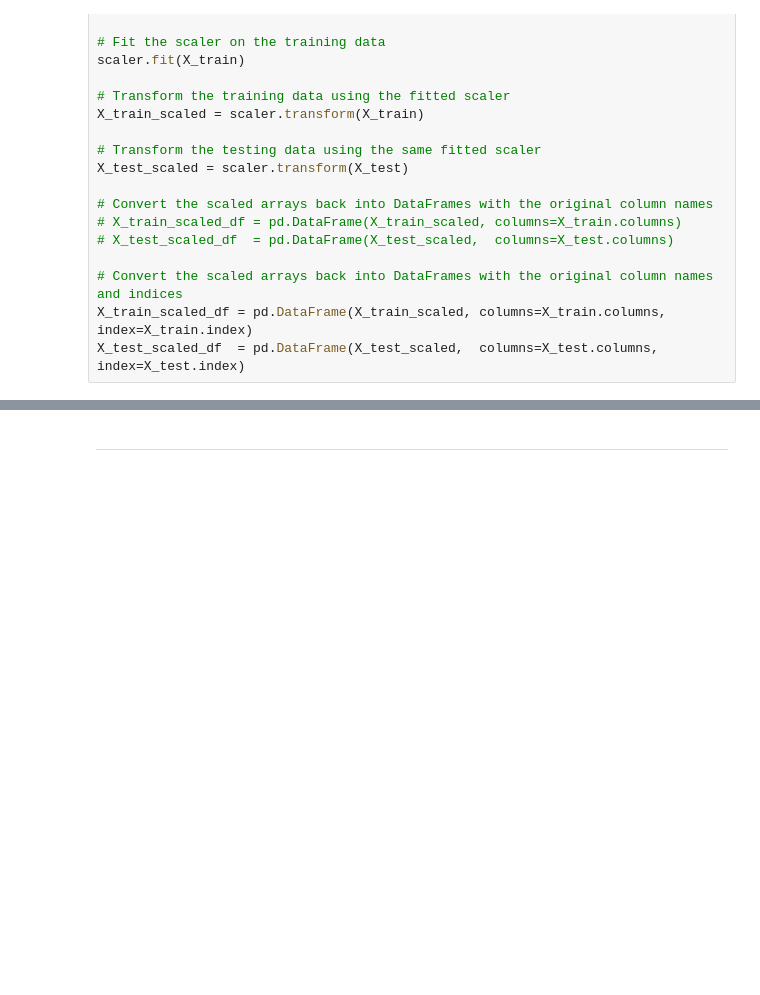
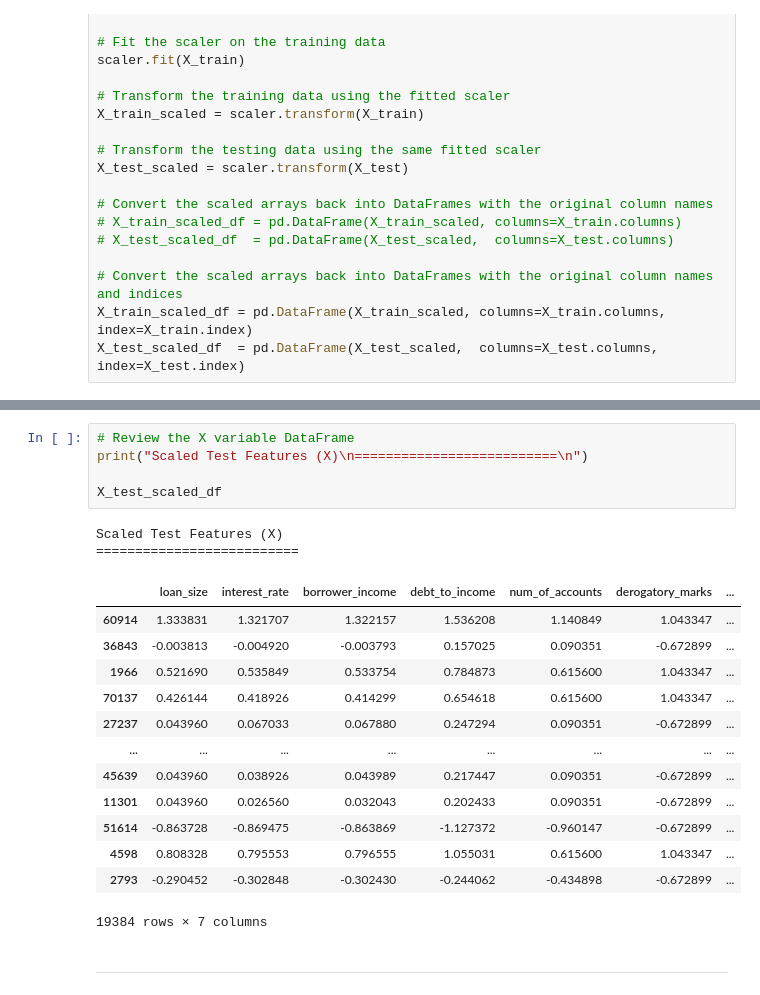
Before and after one commit to MarkOlsonMN/credit-risk-classification, a Jupyter notebook: Credit_Risk/credit_risk_classification.ipynb, the cells around one changed output, grey strips where cells are left out. Saved outputs shown, nothing was run; the diff lists cells and outputs as text; blank space fills up the shorter version.

```diff
--- a/Credit_Risk/credit_risk_classification.ipynb
+++ b/Credit_Risk/credit_risk_classification.ipynb
@@ -185,3 +206,24 @@ X_test_scaled_df  = pd.DataFrame(X_test_scaled,  columns=X_test.columns,  index=
+# %%
+# Review the X variable DataFrame
+print("Scaled Test Features (X)\n==========================\n")
+
+X_test_scaled_df
+# %% [output]
+Scaled Test Features (X)
+==========================
+|  | loan_size | interest_rate | borrower_income | debt_to_income | num_of_accounts | derogatory_marks | ... |
+| 60914 | 1.333831 | 1.321707 | 1.322157 | 1.536208 | 1.140849 | 1.043347 | ... |
+| 36843 | -0.003813 | -0.004920 | -0.003793 | 0.157025 | 0.090351 | -0.672899 | ... |
+| 1966 | 0.521690 | 0.535849 | 0.533754 | 0.784873 | 0.615600 | 1.043347 | ... |
+| 70137 | 0.426144 | 0.418926 | 0.414299 | 0.654618 | 0.615600 | 1.043347 | ... |
+| 27237 | 0.043960 | 0.067033 | 0.067880 | 0.247294 | 0.090351 | -0.672899 | ... |
+| ... | ... | ... | ... | ... | ... | ... | ... |
+| 45639 | 0.043960 | 0.038926 | 0.043989 | 0.217447 | 0.090351 | -0.672899 | ... |
+| 11301 | 0.043960 | 0.026560 | 0.032043 | 0.202433 | 0.090351 | -0.672899 | ... |
+| 51614 | -0.863728 | -0.869475 | -0.863869 | -1.127372 | -0.960147 | -0.672899 | ... |
+| 4598 | 0.808328 | 0.795553 | 0.796555 | 1.055031 | 0.615600 | 1.043347 | ... |
+| 2793 | -0.290452 | -0.302848 | -0.302430 | -0.244062 | -0.434898 | -0.672899 | ... |
+19384 rows × 7 columns
 # %% [markdown]
 ---
 # %% [markdown]
```
Also changed, not shown: parts of 1 cell of this notebook, 1 other file.
